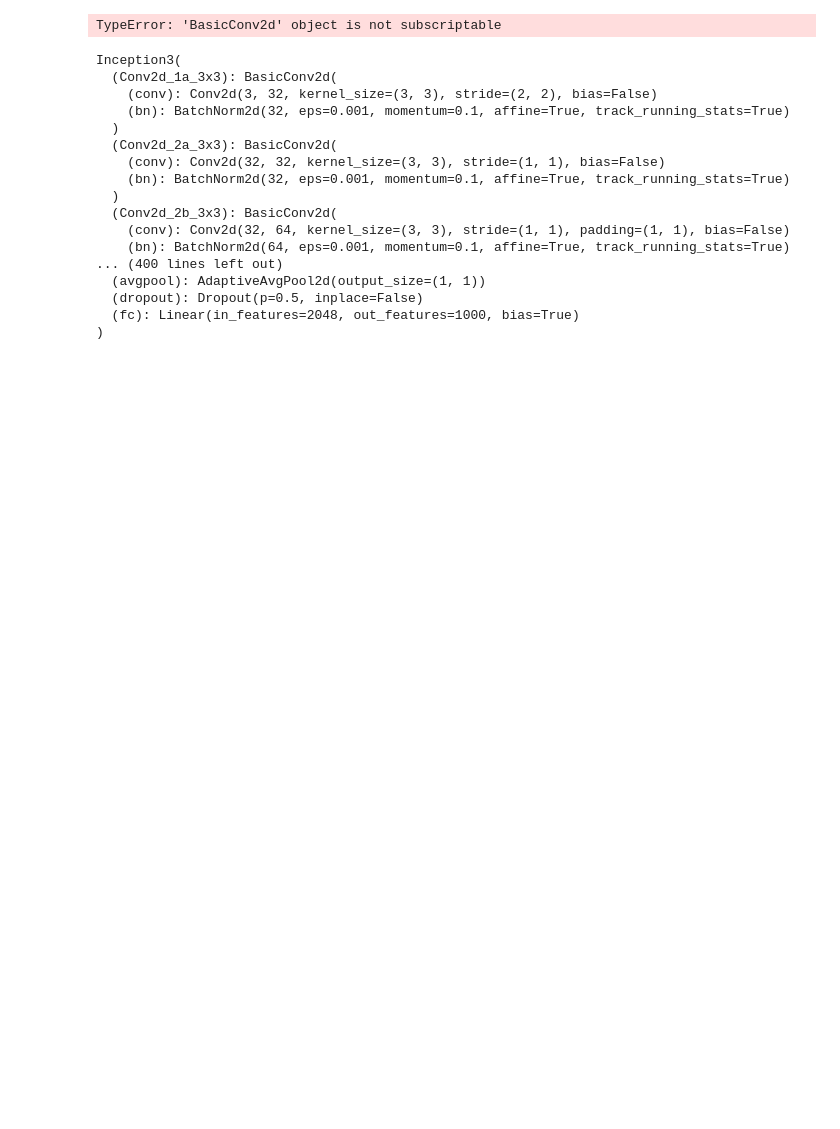
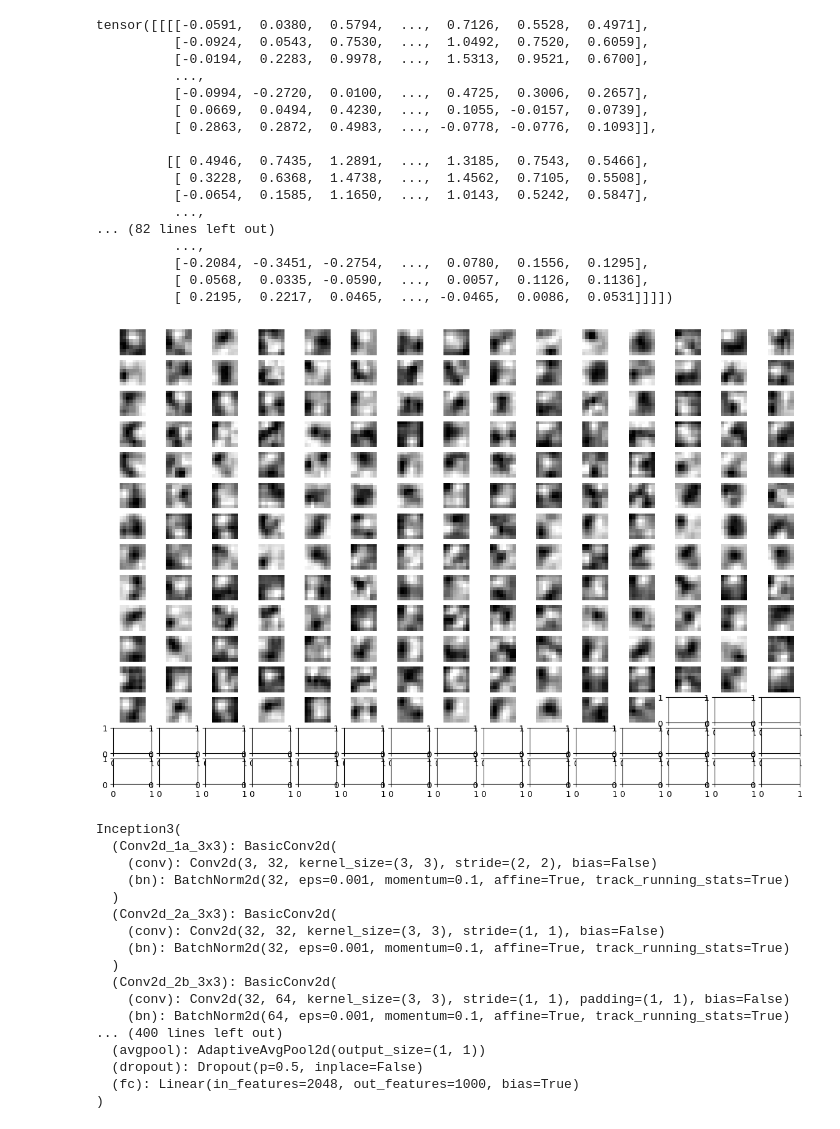
Before and after one commit to yusufbtanriverdi/breakhis-classification, a Jupyter notebook: notebooks/inception_v3_ext.ipynb, the cells around one changed output. Drawn from its saved outputs; the diff is of its cells as text; code cells hidden in the pictures; blank space fills up the shorter version.

Commit message:
updated inception

```diff
--- a/notebooks/inception_v3_ext.ipynb
+++ b/notebooks/inception_v3_ext.ipynb
@@ -3,6 +3,8 @@ import os
 import torch
 import torch.nn as nn
 from torchvision import transforms
+from torchvision.models.feature_extraction import create_feature_extractor
+from torchvision.models.feature_extraction import get_graph_node_names
 from PIL import Image
 import matplotlib.pyplot as plt
 import torchvision.models as models
@@ -14,8 +16,21 @@ class Inception_V3():
 
         if weights == 'ImageNet':
             pretrained_model = models.inception_v3(pretrained=True)
-        self.block = list(pretrained_model.children())[0]
-        self.layer = self.block[0:last_layer_ind]
+
+        train_nodes, eval_nodes = get_graph_node_names(models.inception_v3())
+        # print(eval_nodes)  # to find the name of the node
+        return_nodes = {
+            # node_name: user-specified key for output dict
+            'Mixed_7c.branch_pool.bn': 'Last Layer'}
+
+
+        #self.block = list(pretrained_model.children())[0]
+        # self.layer_name = 'branch_pool'
+        # print(list(pretrained_model.children())[-4])
+        # self.layer = list(list(pretrained_model.children())[:-4])
+         #self.layer = self.block[0:last_layer_ind]
+        self.layer = create_feature_extractor(pretrained_model, return_nodes=return_nodes)
+
 
     def __str__(self):
         return 'inception_v3'
@@ -31,41 +46,58 @@ class Inception_V3():
                 transforms.ToTensor(),
                 transforms.Normalize([0.485, 0.456, 0.406],
                 [0.229, 0.224, 0.225])])
         image = transform(image)
         image = image.unsqueeze(0)  # Add batch dimension
-
-        model = nn.Sequential(*self.layer)
+        model = self.layer
         model.eval()
         with torch.no_grad():
                 features = model(image)
-
-        return features.squeeze()
+                myFeatures = features['Last Layer']
+        print(myFeatures)
+        return myFeatures.squeeze()
 
 
 if __name__ == "__main__":
     image_path = "C:/Users/hadil/Documents/projects/Machine Learning/project/breast/benign/SOB/adenosis/SOB_B_A_14-22549AB/40X/SOB_B_A-14-22549AB-40-001.png"
     pretrained_model = models.inception_v3(pretrained=True)
 
     pass
 
 obj = Inception_V3('ImageNet',-3)
 obj.describe(image_path)
 features = obj.describe(image_path)
 
 # Create a 16x32 grid of subplots (to fit all 512 features)
-fig, axs = plt.subplots(nrows=28, ncols=28, figsize=(28, 30))
+fig, axs = plt.subplots(nrows=15, ncols=15, figsize=(15, 10))
 
 # Loop over the features and plot each one as an image in a subplot
 for i in range(len(features)):
-    row = i // 28
-    col = i % 28
+    row = i // 15
+    col = i % 15
     axs[row, col].imshow(features[i], cmap='gray')
     axs[row, col].axis('off')
 
 # Show the plot
 plt.show()
 # %% [output]
-TypeError: 'BasicConv2d' object is not subscriptable
+tensor([[[[-0.0591,  0.0380,  0.5794,  ...,  0.7126,  0.5528,  0.4971],
+          [-0.0924,  0.0543,  0.7530,  ...,  1.0492,  0.7520,  0.6059],
+          [-0.0194,  0.2283,  0.9978,  ...,  1.5313,  0.9521,  0.6700],
+          ...,
+          [-0.0994, -0.2720,  0.0100,  ...,  0.4725,  0.3006,  0.2657],
+          [ 0.0669,  0.0494,  0.4230,  ...,  0.1055, -0.0157,  0.0739],
+          [ 0.2863,  0.2872,  0.4983,  ..., -0.0778, -0.0776,  0.1093]],
+
+         [[ 0.4946,  0.7435,  1.2891,  ...,  1.3185,  0.7543,  0.5466],
+          [ 0.3228,  0.6368,  1.4738,  ...,  1.4562,  0.7105,  0.5508],
+          [-0.0654,  0.1585,  1.1650,  ...,  1.0143,  0.5242,  0.5847],
+          ...,
+... (82 lines left out)
+          ...,
+          [-0.2084, -0.3451, -0.2754,  ...,  0.0780,  0.1556,  0.1295],
+          [ 0.0568,  0.0335, -0.0590,  ...,  0.0057,  0.1126,  0.1136],
+          [ 0.2195,  0.2217,  0.0465,  ..., -0.0465,  0.0086,  0.0531]]]])
+[figure, added]
 # %%
 print(pretrained_model)
 # %% [output]
```
